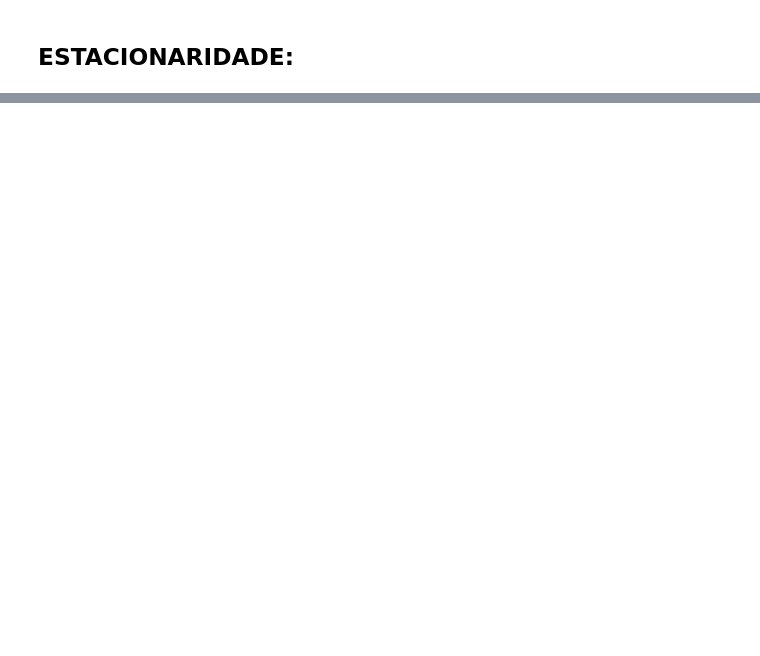
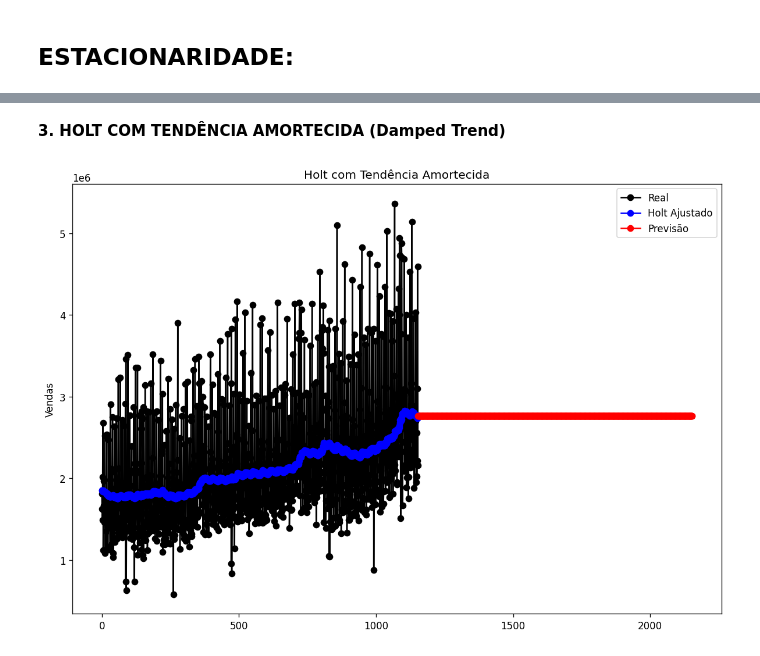
Before and after one commit to JMCVALE/ASN-ROCKS-, a Jupyter notebook: SERIES_TEMPORAIS_Previsão_de_Vendas_diarias.ipynb, the cells around one changed output, grey strips where cells are left out. Drawn from its saved outputs; the diff is of its cells as text; code cells hidden in the pictures; blank space fills up the shorter version.

```diff
--- a/SERIES_TEMPORAIS_Previsão_de_Vendas_diarias.ipynb
+++ b/SERIES_TEMPORAIS_Previsão_de_Vendas_diarias.ipynb
@@ -616,0 +682,19 @@ A série não é estacionária.
+# %% [markdown]
+**3. HOLT COM TENDÊNCIA AMORTECIDA (Damped Trend)**
+# %%
+fit2_ht = Holt( y, damped_trend=True, initialization_method="estimated").fit()
+fcast2_ht = fit2_ht.forecast(1000)
+fcast2_ht = fcast2_ht.rename("Additive damped trend Automated")
+
+plt.figure(figsize=(12,8))
+
+plt.plot(y, marker='o', color='black')
+plt.plot(fit2_ht.fittedvalues, marker='o', color='blue')
+plt.plot(fcast2_ht, marker='o', color='red')
+plt.legend(['Real', 'Holt Ajustado','Previsão'])
+plt.title('Holt com Tendência Amortecida')
+plt.ylabel('Vendas')
+
+plt.show()
+# %% [output]
+[figure, added]
```
Also changed, not shown: parts of 29 cells of this notebook.
